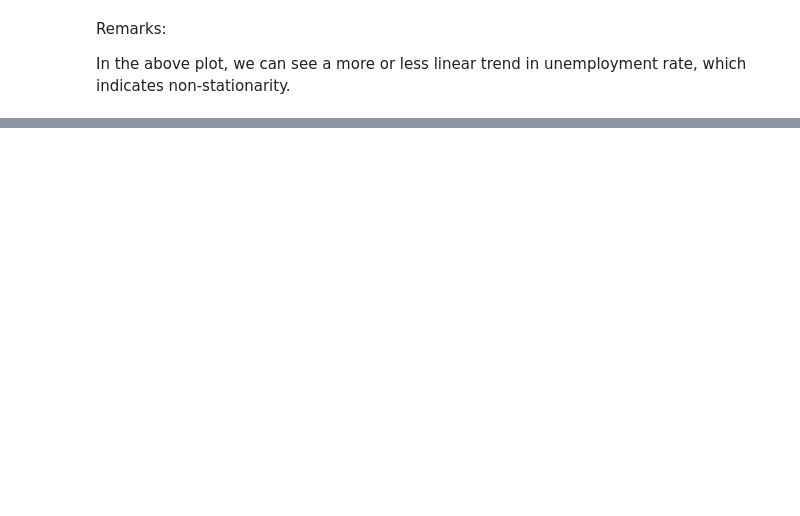
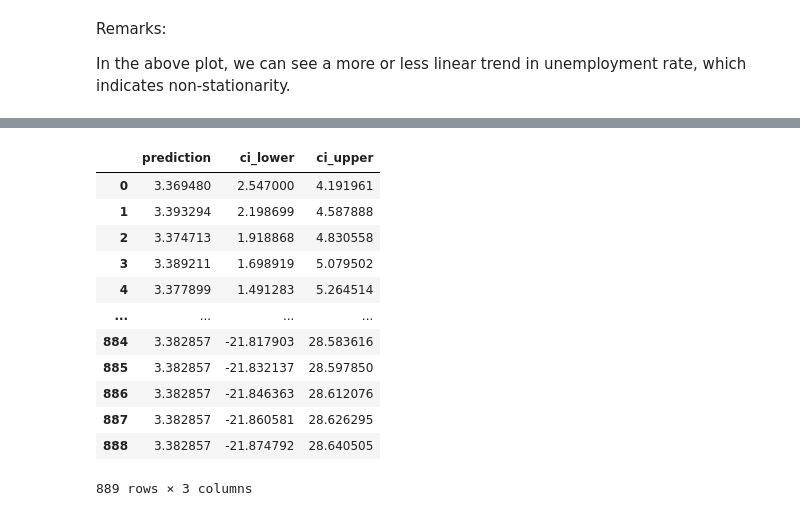
Before and after one commit to hllee0519/rmsc6007, a Jupyter notebook: asm2.ipynb, the cells around one changed output, grey strips where cells are left out. Cells and saved outputs as stored; diff of their text form; code cells hidden in the pictures; blank space fills up the shorter version.

```diff
--- a/asm2.ipynb
+++ b/asm2.ipynb
@@ -195,0 +296,7 @@ plt.show()
+# %%
+auto_arima = pm.auto_arima(UNRATE_df['y'],
+                           error_action='ignore', # If unable to fit an `ARIMA` for whatever reason, it will ignores errors
+                           suppress_warnings=True,
+                           seasonal=True,
+                           n_jobs=-1) # `seasonal`: whether to fit a seasonal ARIMA, we exclude potential seasonality
+auto_arima.summary()
@@ -195,0 +351,34 @@ plt.show()
+# %%
+# Use the predict method
+a, b = auto_arima.predict(n_periods=n_forecasts, #specify the number of periods that we wanted to forecast for.
+                                     return_conf_int=True, # `return_conf_int`: Whether to get the confidence intervals of the forecasts.
+                                     alpha=0.05) # 'alpha': The confidence intervals for the forecasts are (1 - alpha) %
+
+
+# # # create a list containing two pd.Dataframe which store forecasts and confidence intervals
+auto_arima_pred = [pd.DataFrame(a,
+                                 columns=['prediction']),
+                    pd.DataFrame(b,
+                                 columns=['ci_lower', 'ci_upper'], index=a.index)]
+
+auto_arima_pred
+
+#auto_arima_pred = pd.concat(a,b)
+# Concatenate the two Dataframes horizontally along the axis 1
+auto_arima_pred = pd.concat(auto_arima_pred, axis=1).set_index(UNRATE_df.index) # set the new DataFrame index same as the test index
+
+auto_arima_pred
+# %% [output]
+|  | prediction | ci_lower | ci_upper |
+| 0 | 3.369480 | 2.547000 | 4.191961 |
+| 1 | 3.393294 | 2.198699 | 4.587888 |
+| 2 | 3.374713 | 1.918868 | 4.830558 |
+| 3 | 3.389211 | 1.698919 | 5.079502 |
+| 4 | 3.377899 | 1.491283 | 5.264514 |
+| ... | ... | ... | ... |
+| 884 | 3.382857 | -21.817903 | 28.583616 |
+| 885 | 3.382857 | -21.832137 | 28.597850 |
+| 886 | 3.382857 | -21.846363 | 28.612076 |
+| 887 | 3.382857 | -21.860581 | 28.626295 |
+| 888 | 3.382857 | -21.874792 | 28.640505 |
+889 rows × 3 columns
```
Also changed, not shown: parts of 12 cells of this notebook, 1 other file.
